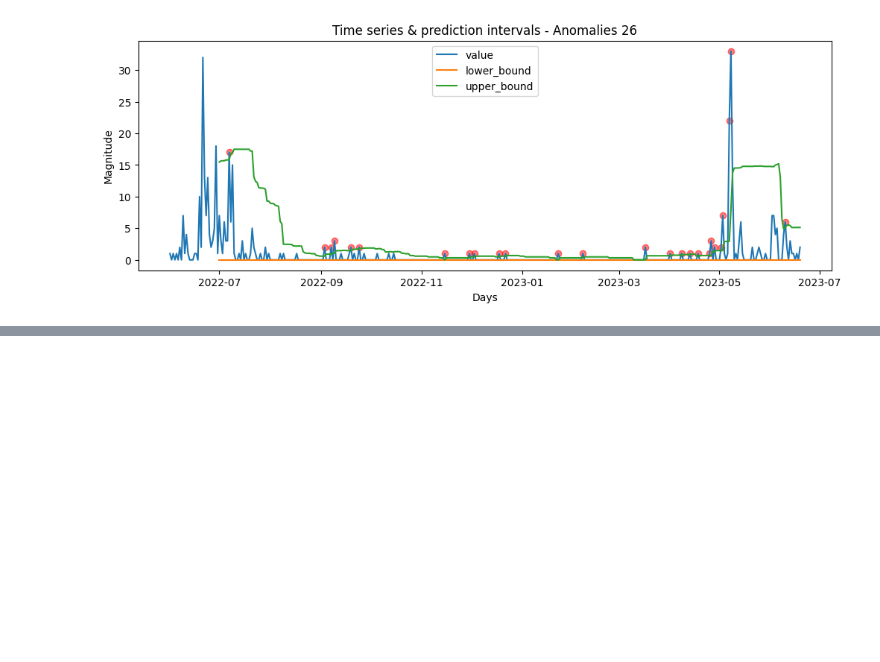
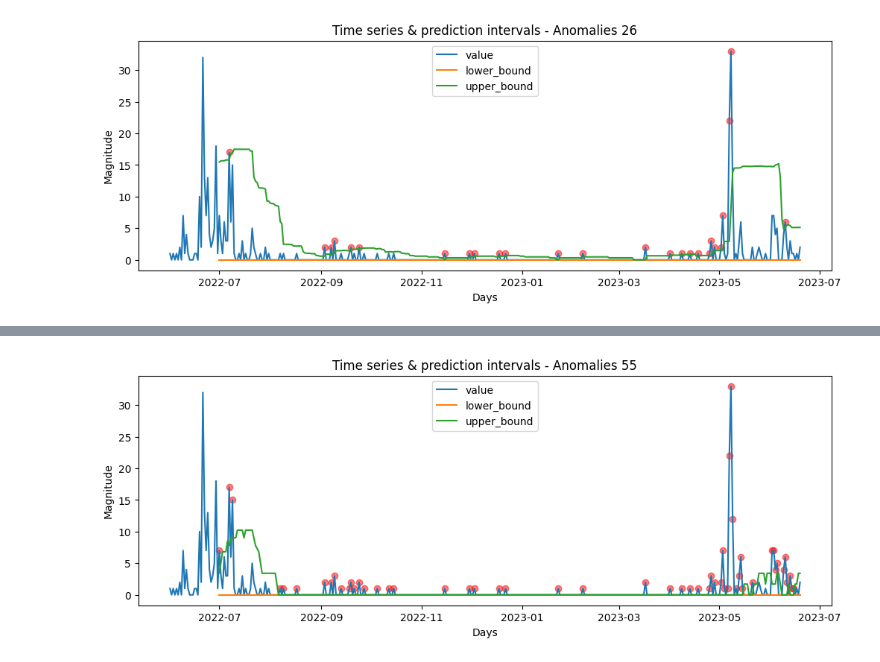
Before and after one commit to thesocialcoin/ds-Alerts, a Jupyter notebook: notebooks/congo.ipynb, the cells around one changed output, grey strips where cells are left out. Saved outputs shown, nothing was run; the diff lists cells and outputs as text; code cells hidden in the pictures; blank space fills up the shorter version.

Commit message:
ref: MedianTS detector
This commit contains the execution of a notebook that uses the new API

```diff
--- a/notebooks/congo.ipynb
+++ b/notebooks/congo.ipynb
@@ -79,12 +92,14 @@ plot(ts, show_anomalies=True)
 # %%
-from alerts.time_series import AnomalyTS
+from alerts.time_series import AnomalyMedianTS, to_time_series
+from alerts.plot import plot
 
-T = zip(freq_per_day_df.index.values, freq_per_day_df.text.values)
-parameters = {
-    'window': 30,
-    'static_metric': 'mean',
-    'transf': 'sqrt'
-}
-ts = AnomalyTS(T, parameters)
-ts.plot(show_anomalies=True)
+time_series = to_time_series(
+    freq_per_day_df.index.values,
+    freq_per_day_df.text.values)
+
+
+ts = AnomalyMedianTS(time_series)
+plot(ts, show_anomalies=True)
+# %% [output]
+[figure, added]
 # %%
```
Also changed, not shown: parts of 3 cells of this notebook, 2 other files.
